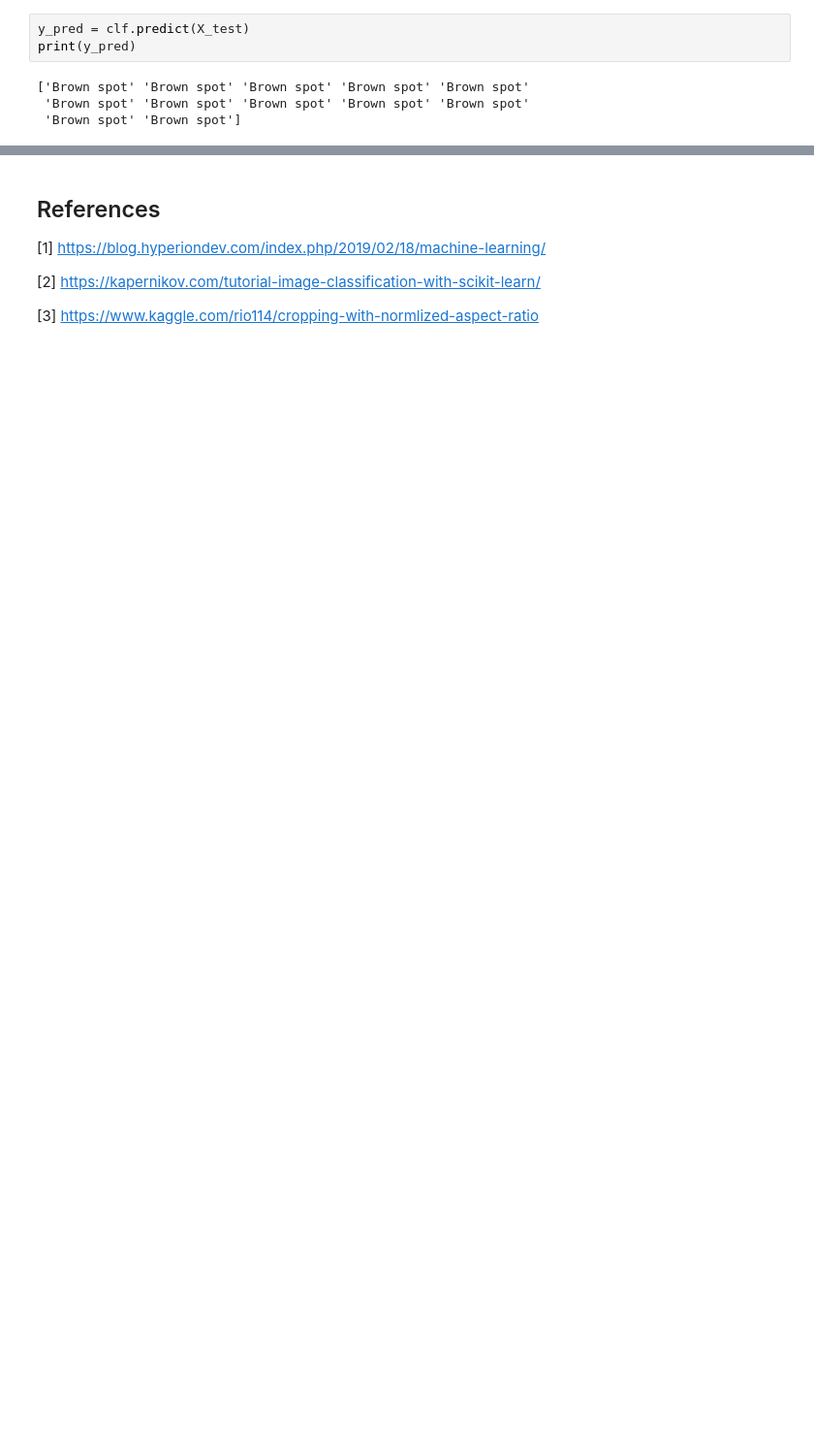
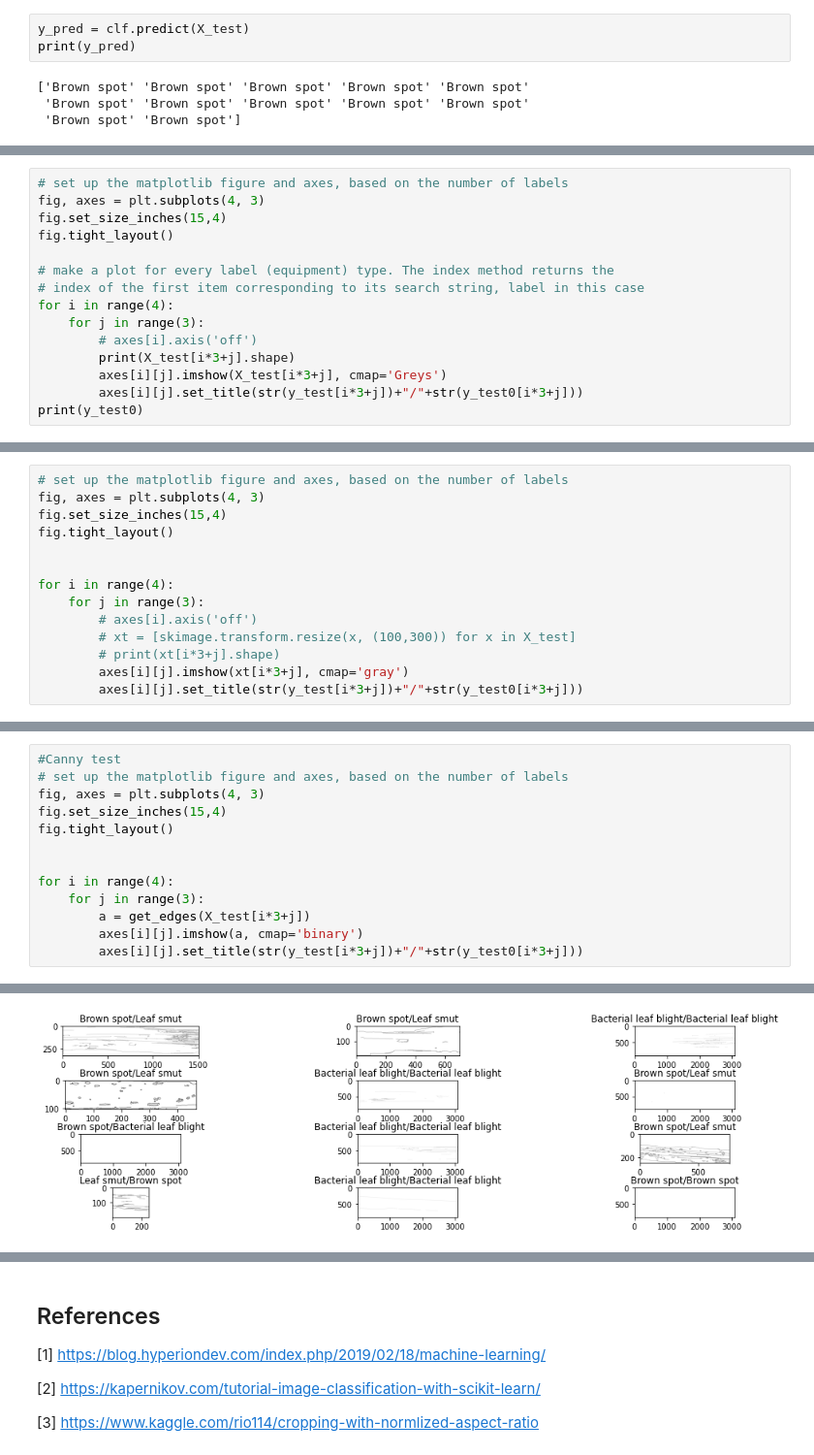
Before and after one commit to JmePRE/disChord, a Jupyter notebook: Assignment 3/Assignment_3.ipynb, the cells around one changed output, grey strips where cells are left out. Shown at 97% size. Cells and saved outputs as stored; diff of their text form; blank space fills up the shorter version.

```diff
--- a/Assignment 3/Assignment_3.ipynb
+++ b/Assignment 3/Assignment_3.ipynb
@@ -463,0 +304,15 @@ print(y_pred)
+# %%
+# set up the matplotlib figure and axes, based on the number of labels
+fig, axes = plt.subplots(4, 3)
+fig.set_size_inches(15,4)
+fig.tight_layout()
+
+# make a plot for every label (equipment) type. The index method returns the
+# index of the first item corresponding to its search string, label in this case
+for i in range(4):
+    for j in range(3):
+        # axes[i].axis('off')
+        print(X_test[i*3+j].shape)
+        axes[i][j].imshow(X_test[i*3+j], cmap='Greys')
+        axes[i][j].set_title(str(y_test[i*3+j])+"/"+str(y_test0[i*3+j]))
+print(y_test0)
@@ -463,0 +321,14 @@ print(y_pred)
+# %%
+# set up the matplotlib figure and axes, based on the number of labels
+fig, axes = plt.subplots(4, 3)
+fig.set_size_inches(15,4)
+fig.tight_layout()
+
+
+for i in range(4):
+    for j in range(3):
+        # axes[i].axis('off')
+        # xt = [skimage.transform.resize(x, (100,300)) for x in X_test]
+        # print(xt[i*3+j].shape)
+        axes[i][j].imshow(xt[i*3+j], cmap='gray')
+        axes[i][j].set_title(str(y_test[i*3+j])+"/"+str(y_test0[i*3+j]))
@@ -463,0 +342,14 @@ print(y_pred)
+# %%
+#Canny test
+# set up the matplotlib figure and axes, based on the number of labels
+fig, axes = plt.subplots(4, 3)
+fig.set_size_inches(15,4)
+fig.tight_layout()
+
+
+for i in range(4):
+    for j in range(3):
+        a = get_edges(X_test[i*3+j])
+        axes[i][j].imshow(a, cmap='binary')
+        axes[i][j].set_title(str(y_test[i*3+j])+"/"+str(y_test0[i*3+j]))
+# %% [output]
@@ -463,0 +368 @@ print(y_pred)
+[figure, added]
```
Also changed, not shown: parts of 35 cells of this notebook.
